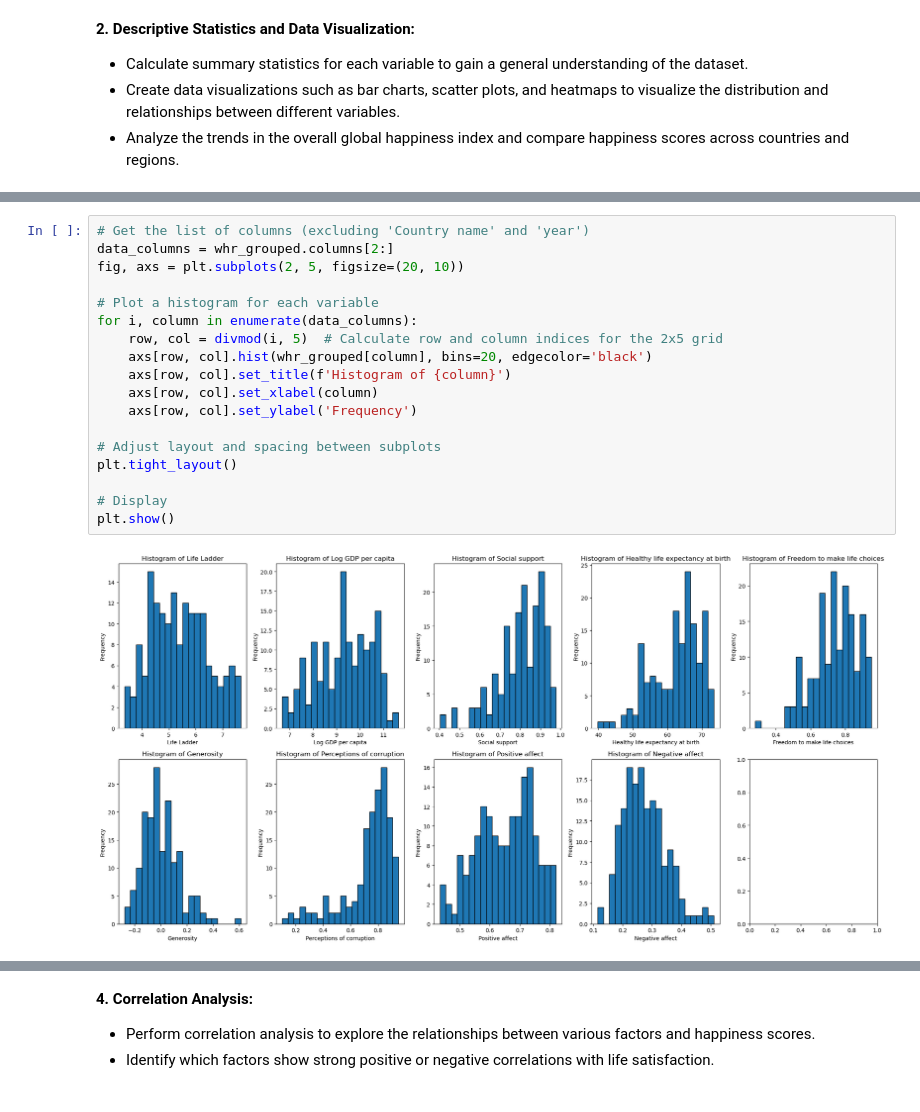
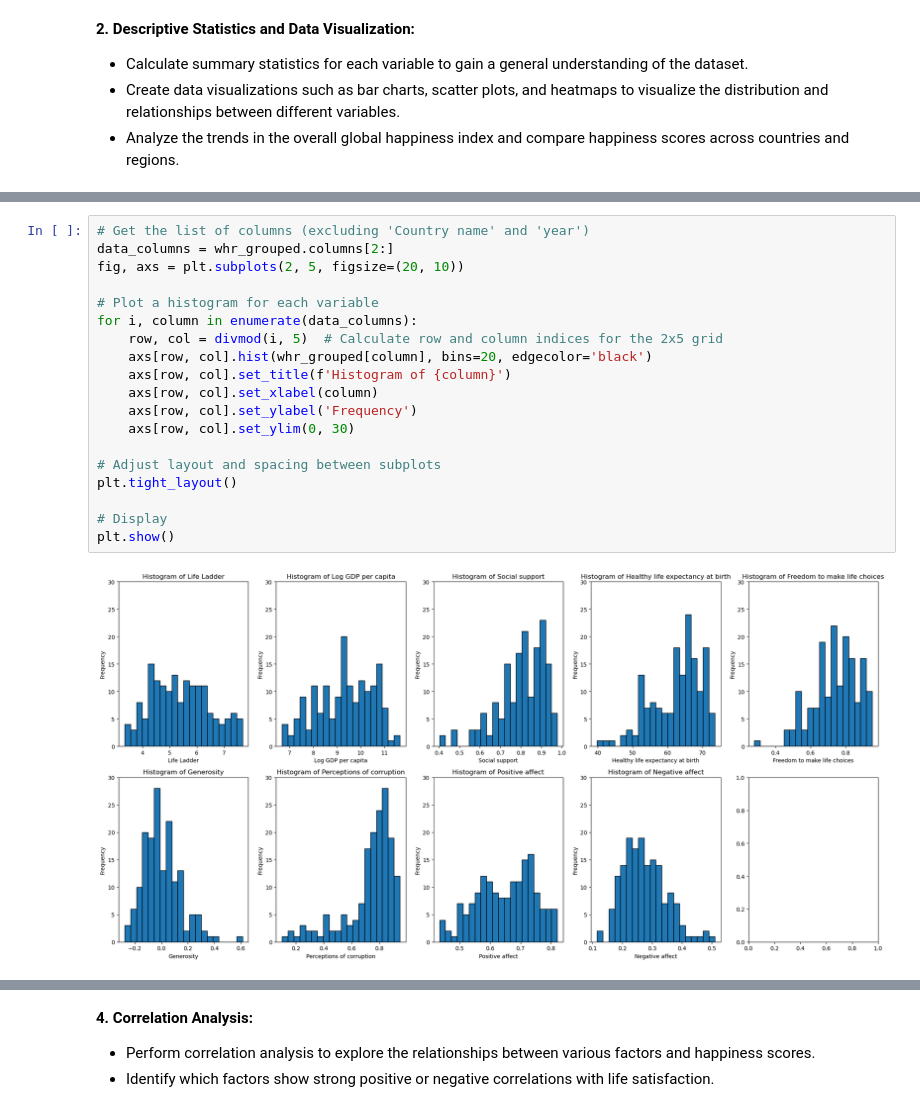
Before and after one commit to Qifei-C/PSTAT100_fp, a Jupyter notebook: PSTAT100 final project.ipynb, the cells around one changed output, grey strips where cells are left out. Cells and saved outputs as stored; diff of their text form.

```diff
--- a/PSTAT100 final project.ipynb
+++ b/PSTAT100 final project.ipynb
@@ -189,20 +252,21 @@ print(whr_grouped.head())
 # %%
 # Get the list of columns (excluding 'Country name' and 'year')
 data_columns = whr_grouped.columns[2:]
 fig, axs = plt.subplots(2, 5, figsize=(20, 10))
 
 # Plot a histogram for each variable
 for i, column in enumerate(data_columns):
     row, col = divmod(i, 5)  # Calculate row and column indices for the 2x5 grid
     axs[row, col].hist(whr_grouped[column], bins=20, edgecolor='black')
     axs[row, col].set_title(f'Histogram of {column}')
     axs[row, col].set_xlabel(column)
     axs[row, col].set_ylabel('Frequency')
+    axs[row, col].set_ylim(0, 30)
 
 # Adjust layout and spacing between subplots
 plt.tight_layout()
 
 # Display
 plt.show()
 # %% [output]
-[figure, old version]
+[figure, new version]
```
Also changed, not shown: parts of 35 cells of this notebook, 2 other files.
